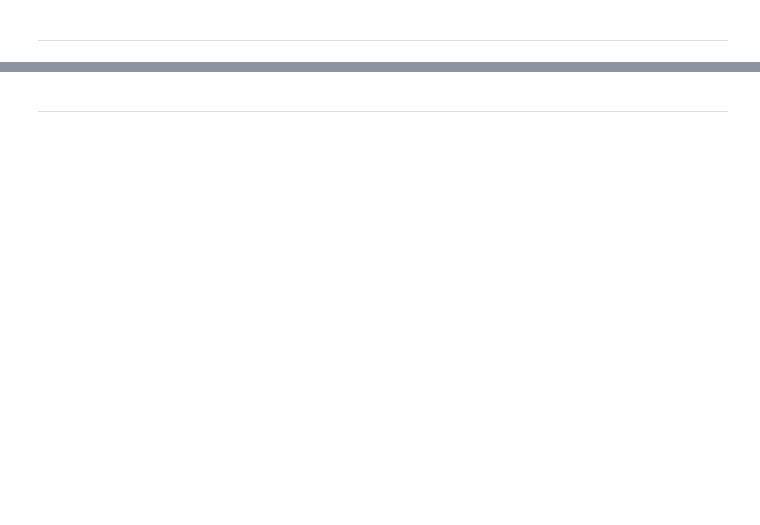
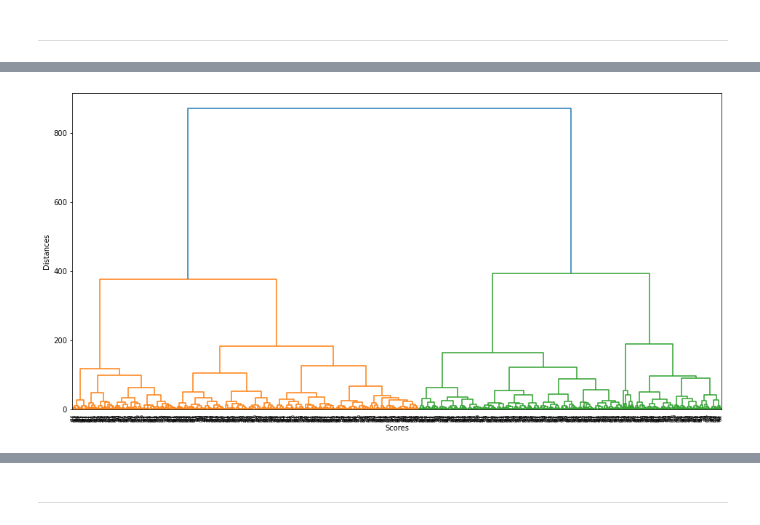
Before and after one commit to showmidelo/SBU-ML-Winter-23, a Jupyter notebook: project.ipynb, the cells around one changed output, grey strips where cells are left out. Drawn from its saved outputs; the diff is of its cells as text; code cells hidden in the pictures; blank space fills up the shorter version.

```diff
--- a/project.ipynb
+++ b/project.ipynb
@@ -158,3 +158,8 @@ at lower levels of the tree
 ![](https://github.com/caponetto/bayesian-hierarchical-clustering-examples/blob/main/results/bhc_plot.png?raw=true)
 # %% [markdown]
 ---
+# %%
+import pandas as pd
+
+df = pd.read_csv("C:\\Users\\Lion\\Desktop\\StudentsPerformance.csv")
+df.head()
@@ -160,0 +173,3 @@ at lower levels of the tree
+# %%
+scores = df.loc[:,["math score","reading score","writing score"]]
+scores.rename(index = int, columns = {"math score":"mthscore","reading score":"readscr","writing score":"writingscr"},inplace=True)
@@ -160,0 +185,12 @@ at lower levels of the tree
+# %%
+from scipy.cluster.hierarchy import linkage, dendrogram
+import matplotlib.pyplot as plt
+
+plt.figure(1, figsize = (16 ,8))
+merg = linkage(scores, method = "ward")
+dendrogram(merg,leaf_rotation=90)
+plt.xlabel("Scores")
+plt.ylabel("Distances")
+plt.show()
+# %% [output]
+[figure, added]
```
Also changed, not shown: parts of 6 cells of this notebook.
